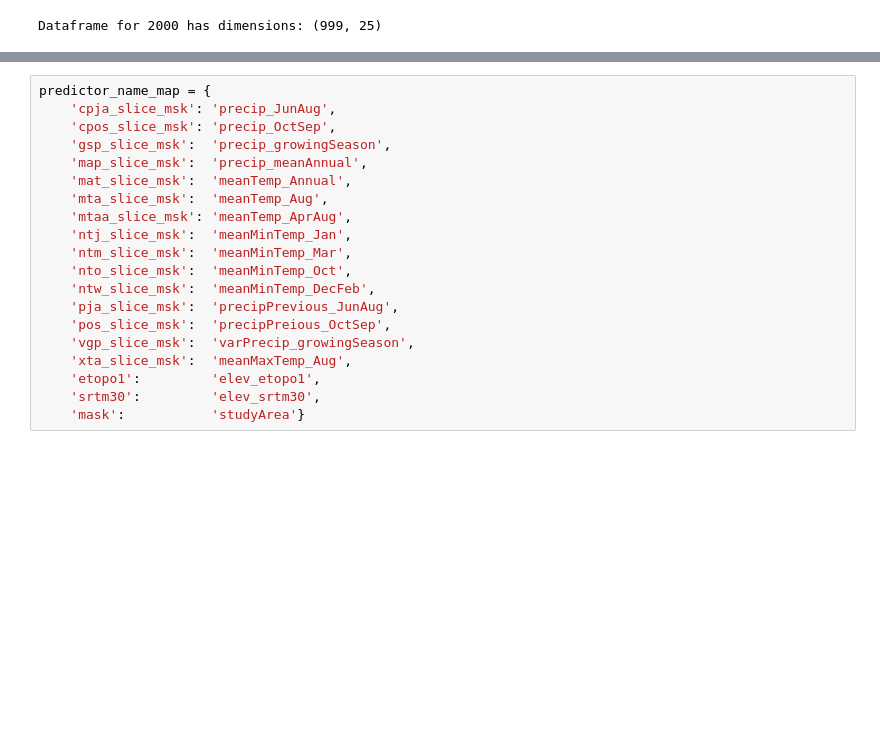
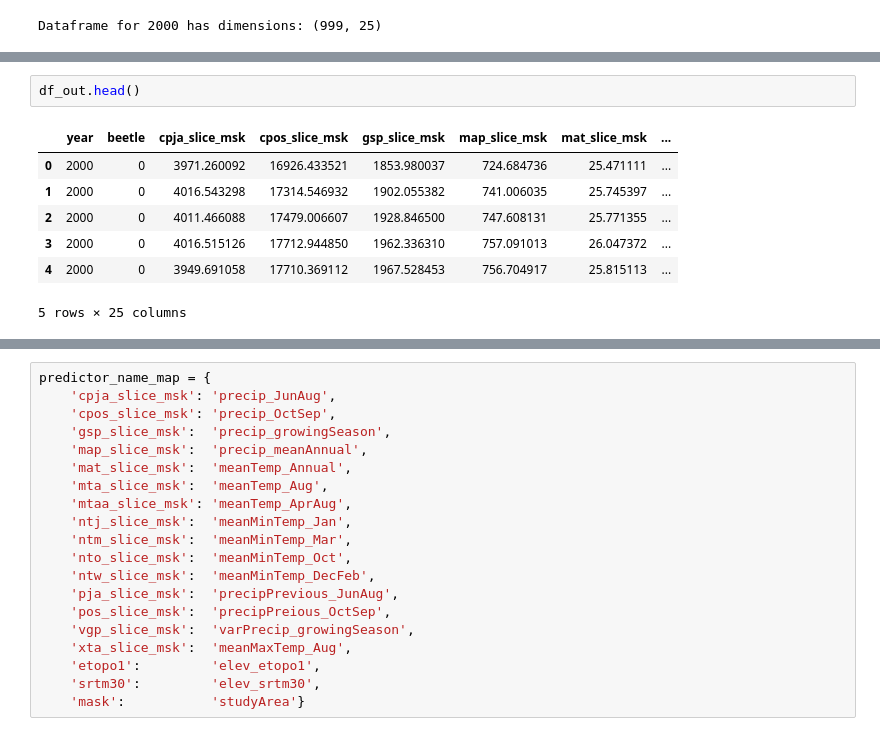
Before and after one commit to dongmeic/SDM, a Jupyter notebook: python/notebooks/data_manipulations2.py.ipynb, the cells around one changed output, grey strips where cells are left out. Cells and saved outputs as stored; diff of their text form; blank space fills up the shorter version.

```diff
--- a/python/notebooks/data_manipulations2.py.ipynb
+++ b/python/notebooks/data_manipulations2.py.ipynb
@@ -179,0 +202,10 @@ df.shape
+# %%
+df_out.head()
+# %% [output]
+|  | year | beetle | cpja_slice_msk | cpos_slice_msk | gsp_slice_msk | map_slice_msk | mat_slice_msk | ... |
+| 0 | 2000 | 0 | 3971.260092 | 16926.433521 | 1853.980037 | 724.684736 | 25.471111 | ... |
+| 1 | 2000 | 0 | 4016.543298 | 17314.546932 | 1902.055382 | 741.006035 | 25.745397 | ... |
+| 2 | 2000 | 0 | 4011.466088 | 17479.006607 | 1928.846500 | 747.608131 | 25.771355 | ... |
+| 3 | 2000 | 0 | 4016.515126 | 17712.944850 | 1962.336310 | 757.091013 | 26.047372 | ... |
+| 4 | 2000 | 0 | 3949.691058 | 17710.369112 | 1967.528453 | 756.704917 | 25.815113 | ... |
+5 rows × 25 columns
```
Also changed, not shown: parts of 6 cells of this notebook, 1 other file.
